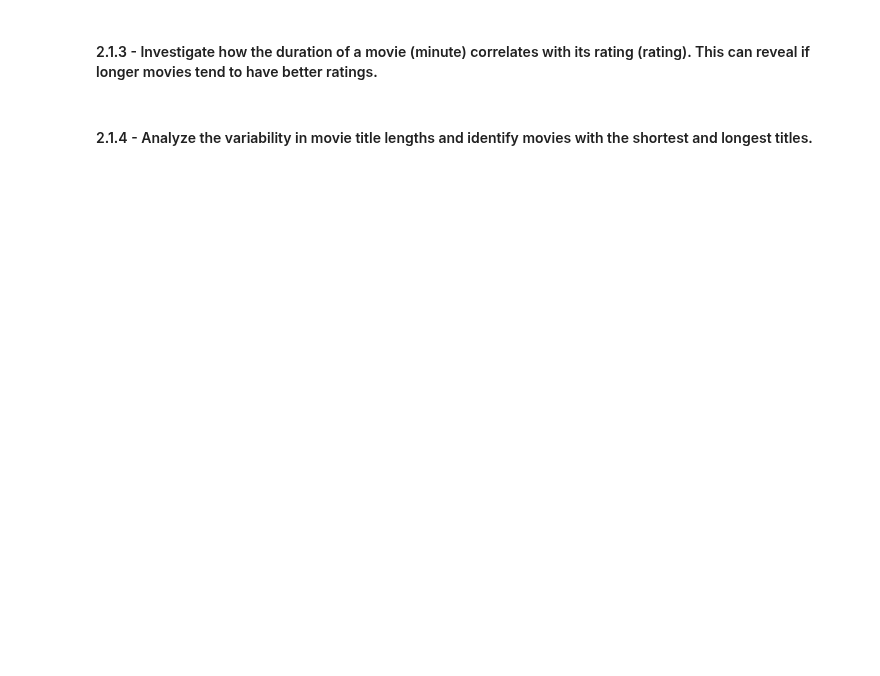
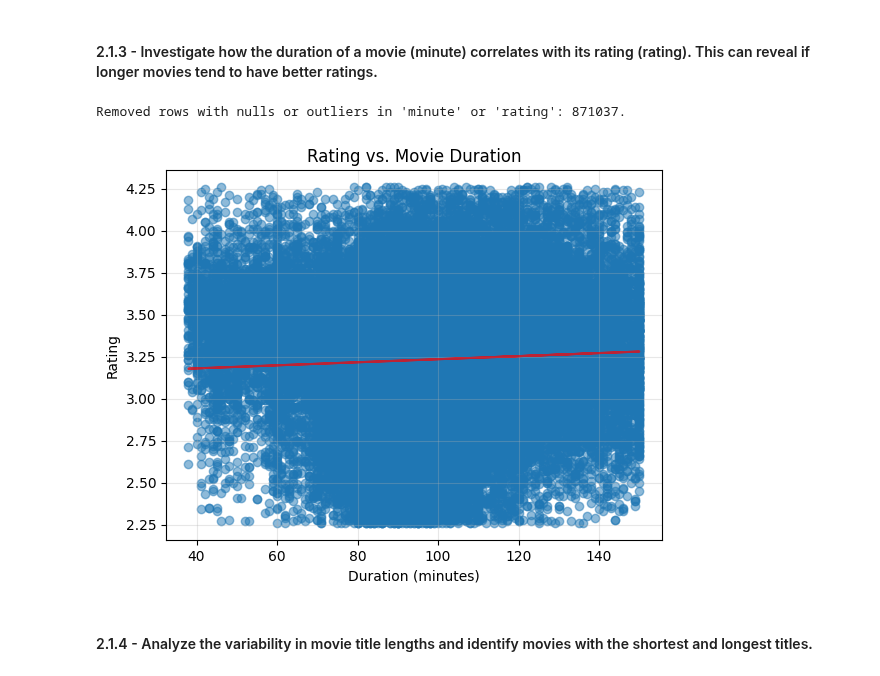
Before and after one commit to SacchettiLorenzo/IUMTWEB_DataAnalysis, a Jupyter notebook: data cleaning/DataCleaning.ipynb, the cells around one changed output. Cells and saved outputs as stored; diff of their text form; code cells hidden in the pictures; blank space fills up the shorter version.

```diff
--- a/data cleaning/DataCleaning.ipynb
+++ b/data cleaning/DataCleaning.ipynb
@@ -586,24 +1217,38 @@ plt.show()
 # %% [markdown]
 #### 2.1.3 - Investigate how the duration of a movie (minute) correlates with its rating (rating). This can reveal if longer movies tend to have better ratings.
 # %%
-# Filter rows where either 'minute' or 'rating' is null
+# Filter nulls and outliers for 'minute' and 'rating'
 filtered_df = movies_df.dropna(subset=['minute', 'rating'])
+q1_min, q3_min = filtered_df['minute'].quantile([0.25, 0.75])
+iqr_min = q3_min - q1_min
+lower_min = q1_min - 1.5 * iqr_min
+upper_min = q3_min + 1.5 * iqr_min
+
+q1_rat, q3_rat = filtered_df['rating'].quantile([0.25, 0.75])
+iqr_rat = q3_rat - q1_rat
+lower_rat = q1_rat - 1.5 * iqr_rat
+upper_rat = q3_rat + 1.5 * iqr_rat
+
+filtered_df = filtered_df[(filtered_df['minute'] >= lower_min) & (filtered_df['minute'] <= upper_min) &
+                          (filtered_df['rating'] >= lower_rat) & (filtered_df['rating'] <= upper_rat)]
+
+print(f"Removed rows with nulls or outliers in 'minute' or 'rating': {len(movies_df) - len(filtered_df)}.")
 
 # Scatter plot
 plt.scatter(filtered_df['minute'], filtered_df['rating'], alpha=0.5)
-plt.title('Relationship Between Movie Duration and Rating')
+plt.title('Rating vs. Movie Duration')
 plt.xlabel('Duration (minutes)')
 plt.ylabel('Rating')
 plt.grid(alpha=0.3)
 
-# Set x-axis limit
-plt.xlim(0, 2000)  # Limits x-axis to the range 0-2000 minutes
-
-# Add a trend line
+# Add trend line
+import numpy as np
 fit = np.polyfit(filtered_df['minute'], filtered_df['rating'], 1)
 plt.plot(filtered_df['minute'], fit[0] * filtered_df['minute'] + fit[1], color='red', alpha=0.7)
-
 plt.show()
+# %% [output]
+Removed rows with nulls or outliers in 'minute' or 'rating': 871037.
+[figure, added]
 # %% [markdown]
 #### 2.1.4 - Analyze the variability in movie title lengths and identify movies with the shortest and longest titles.
 # %%
```
Also changed, not shown: parts of 80 cells of this notebook.
